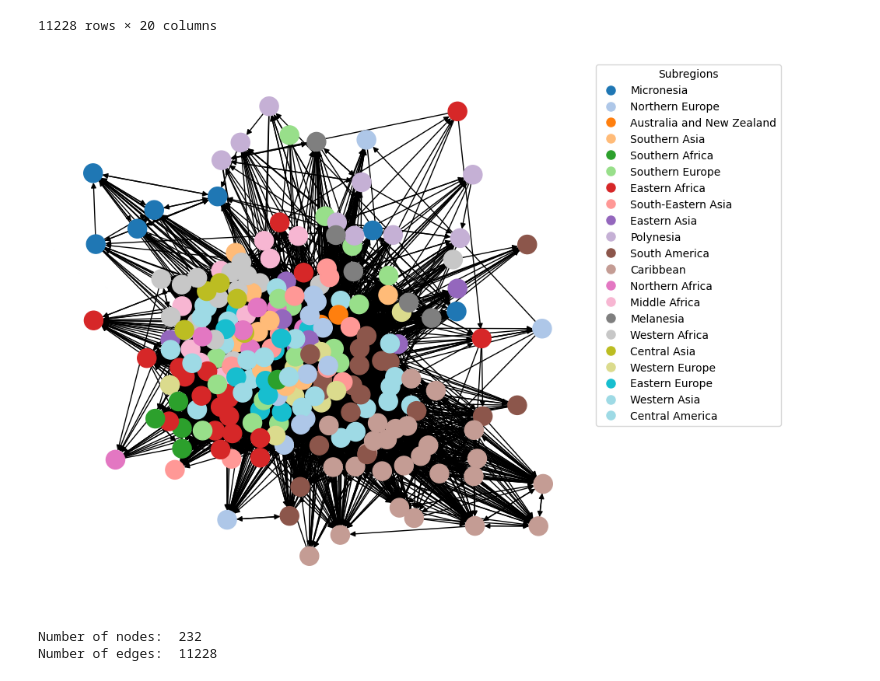
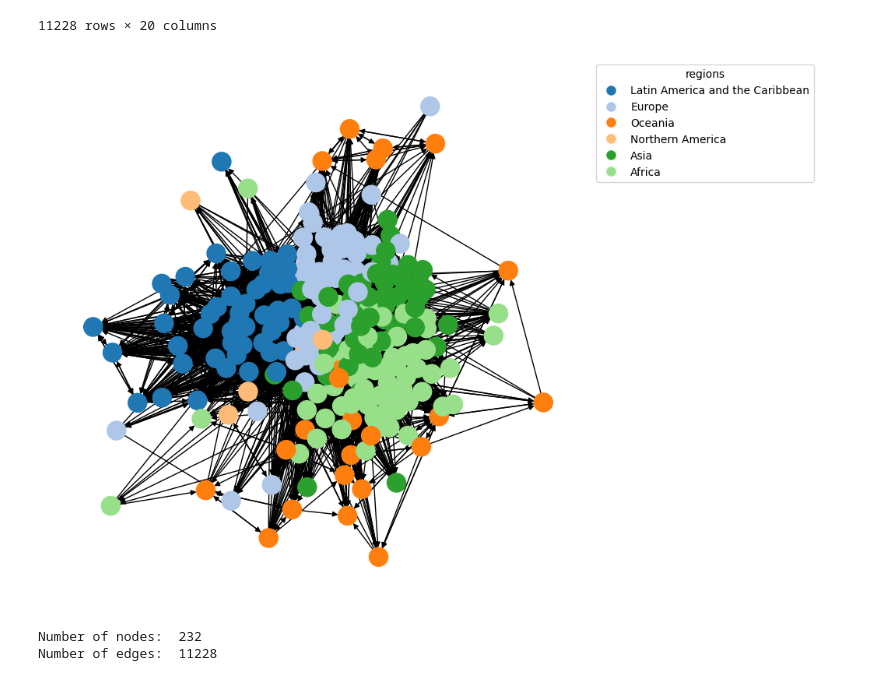
Before and after one commit to Ethangx8/AdvancedDataScienceCN, a Jupyter notebook: notebook/notebook.ipynb, the cells around one changed output. Cells and saved outputs as stored; diff of their text form; code cells hidden in the pictures.

```diff
--- a/notebook/notebook.ipynb
+++ b/notebook/notebook.ipynb
@@ -125,25 +128,25 @@ for i, attrs in edges.to_dict('index').items():
 # %%
-unique_subregions = set(nx.get_node_attributes(g, 'sub_region').values())
-color_map = {subregion: plt.cm.tab20(i) for i, subregion in enumerate(unique_subregions)}
+unique_regions = set(nx.get_node_attributes(g, 'region').values())
+color_map = {region: plt.cm.tab20(i) for i, region in enumerate(unique_regions)}
 
-# Assign a color to each node based on its subregion attribute
-node_colors = [color_map[g.nodes[node]['sub_region']] for node in g.nodes()]
+# Assign a color to each node based on its region attribute
+node_colors = [color_map[g.nodes[node]['region']] for node in g.nodes()]
 # %%
 
 plt.figure(figsize=(7, 7))
 pos = nx.spring_layout(g)  # or any other layout you prefer
 nx.draw(g, pos, node_color=node_colors)
 
 # Create a legend
-subregion_patches = [plt.Line2D([0], [0], marker='o', color='w', label=subregion,
+region_patches = [plt.Line2D([0], [0], marker='o', color='w', label=region,
                           markerfacecolor=color, markersize=10)
-                     for subregion, color in color_map.items()]
-plt.legend(handles=subregion_patches, title="Subregions", loc='upper left', bbox_to_anchor=(1, 1))
+                     for region, color in color_map.items()]
+plt.legend(handles=region_patches, title="regions", loc='upper left', bbox_to_anchor=(1, 1))
 # plt.subplots_adjust(right=0.8)
 # Show the plot
 plt.show()
 # %% [output]
-[figure, old version]
+[figure, new version]
 # %%
 nn = nx.number_of_nodes(g)
 ne = nx.number_of_edges(g)
```
Also changed, not shown: parts of 9 cells of this notebook.
